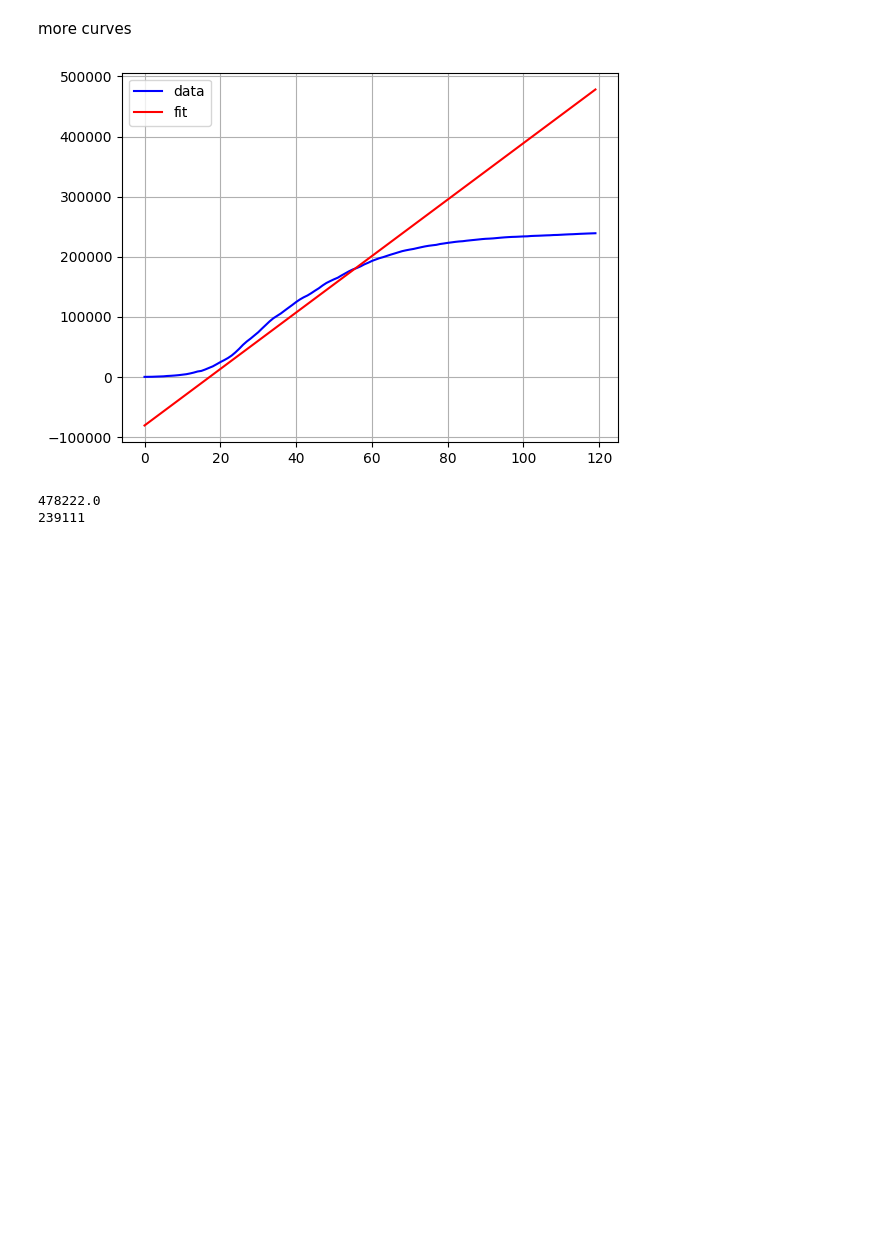
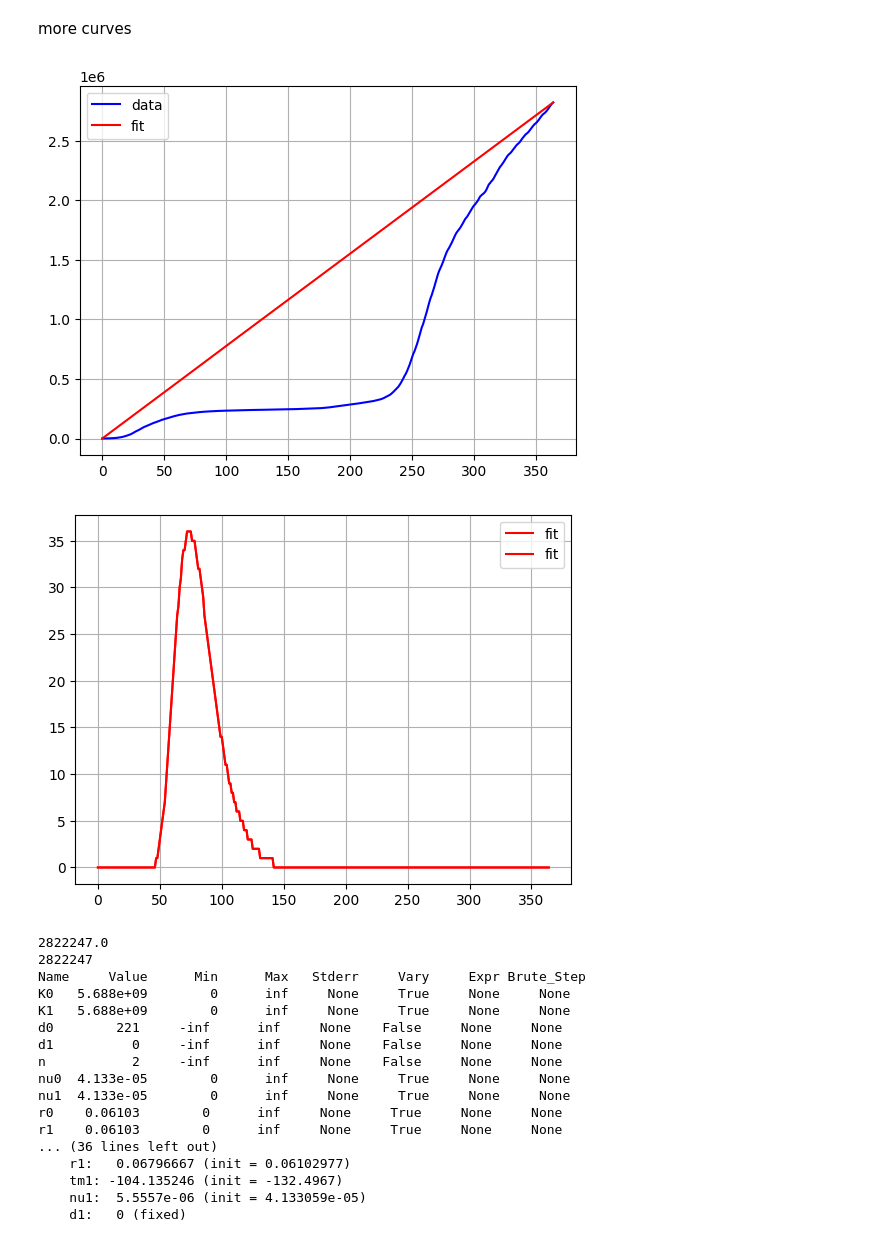
Before and after one commit to Adrianominora/Wave, a Jupyter notebook: script/Fit_lmfit.ipynb, the cells around one changed output. Saved outputs shown, nothing was run; the diff lists cells and outputs as text; code cells hidden in the pictures; blank space fills up the shorter version.

```diff
--- a/script/Fit_lmfit.ipynb
+++ b/script/Fit_lmfit.ipynb
@@ -4,8 +4,8 @@ import numpy as np
 import matplotlib.pyplot as plt
 import pandas as pd
 # %%
-t0=0
-T=120
+t0=120
+T=365
 national_data=pd.read_csv('..\data\dati-andamento-nazionale\dpc-covid19-ita-andamento-nazionale.csv')
 new_pos=national_data['nuovi_positivi'].values[t0:T]
 # %%
@@ -14,7 +14,7 @@ d0=cum_pos[0]
 
 # Define the Richardson bell curve function
 def richardson(t, K, r, tm, nu):
-    return np.int32(r*K*np.exp(-r*(t-tm))/((1+np.exp(-r*(t-tm)))**(1/nu)*(1+np.exp(-r*(t-tm)))))
+    return np.int32(r*1e-2*K*1e10*np.exp(-r*1e-2*(t-tm*10e2))/((1+np.exp(-r*1e-2*(t-tm*10e2)))**(1/(nu*1e-5))*(1+np.exp(-r*1e-2*(t-tm*10e2)))))
 
 # Fit on the S curve
 def cum_richardson(t, K, r, tm, nu, d):
@@ -28,7 +28,7 @@ t= np.arange(t0,T)
 fmodel = Model(cum_richardson)
 # create parameters -- these are named from the function arguments --
 # giving initial values
-params = fmodel.make_params(K=5.68845650e+09,  r=6.10297694e-02, tm=-1.32496724e+02,  nu=4.13305862e-05, d=d0)
+params = fmodel.make_params(K=56.88456679,  r=6.10297694, tm=-1.32496724,  nu=4.13305862, d=d0)
 fmodel.set_param_hint('K',min=0)
 fmodel.set_param_hint('r', min=0)
 fmodel.set_param_hint('nu', min=0)
@@ -66,6 +66,11 @@ more curves
 # %%
 from lmfit import Parameters
 # %%
+t0=0
+T=365
+national_data=pd.read_csv('..\data\dati-andamento-nazionale\dpc-covid19-ita-andamento-nazionale.csv')
+new_pos=national_data['nuovi_positivi'].values[t0:T]
+
 cum_pos=np.cumsum(new_pos)
 d0=cum_pos[0]
 n_curves = 2
@@ -78,11 +83,11 @@ def make_param_0(n = 1):
     for i in range(n):
         params.add(f"K{i}", 5.68845650e+09, min=0)
         params.add(f"r{i}", 6.10297694e-02, min=0)
-        params.add(f"tm{i}", -1.32496724e+02,)
+        params.add(f"tm{i}", -1.32496724e+02)
         params.add(f"nu{i}", 4.13305862e-05, min=0)
-        params.add(f"d{i}", d0)#, vary = False)
+        params.add(f"d{i}", 0, vary = False)
 
-    params['d0'].vary = False
+    params['d0'].value = d0
 
     return params
 
@@ -92,53 +97,73 @@ def richardson(t, K, r, tm, nu):
 
 # Fit on the S curve
 def cum_richardson(t, K, r, tm, nu, d):
-    return np.cumsum(richardson(t, K, r, tm, nu)) + d + (cum_pos[-1]-d-np.cumsum(richardson(t, K, r, tm, nu))[-1])/(t[-1]-t[0])*(t-t[0])
+    return np.cumsum(richardson(t, K, r, tm, nu)) + d # + (cum_pos[-1]-d-np.cumsum(richardson(t, K, r, tm, nu))[-1])/(t[-1]-t[0])*(t-t[0])
 
 
 def cum_richardson_n(t, n, **kwargs):
     sum = np.zeros(np.shape(t)[0])
     for i in range(n):
         sum += cum_richardson(t, K = kwargs[f"K{i}"],
                              r = kwargs[f"r{i}"], tm = kwargs[f"tm{i}"],
                              nu = kwargs[f"nu{i}"], d = kwargs[f"d{i}"])
-    return sum
+    return sum + (cum_pos[-1]-sum[-1])/(t[-1]-t[0])*(t-t[0])
 
 ################
 
-
-
-t= np.arange(t0,T)
+t = np.arange(t0,T)
 
 # create model
 fmodel = Model(cum_richardson_n)
 # create parameters -- these are named from the function arguments --
 # giving initial values
 params = make_param_0(n = n_curves)
 
 # fit the model
-result = fmodel.fit(cum_pos, params, t=t)
+result = fmodel.fit(cum_pos, params, t=t, max_nfev=100000)
 sigma = result.eval_uncertainty()
 
 plt.figure()
 plt.plot(t, cum_pos, 'b-', label='data')
 plt.plot(t, result.best_fit, 'r-', label='fit')
 plt.legend()
 plt.grid(True)
 plt.show()
 
-# plt.figure()
-# plt.plot(t, new_pos, 'b-', label='data')
-# plt.plot(t, richardson(t, result.params['K'].value, result.params['r'].value, result.params['tm'].value, result.params['nu'].value), 'r-', label='fit')
-# plt.legend()
-# plt.grid(True)
-# plt.show()
+plt.figure()
+#plt.plot(t, new_pos, 'b-', label='data')
+for i in range(n_curves):
+    plt.plot(t, richardson(t, result.params[f'K{i}'].value, result.params[f'r{i}'].value, result.params[f'tm{i}'].value, result.params[f'nu{i}'].value), 'r-', label='fit')
+plt.legend()
+plt.grid(True)
+plt.show()
 
 print(result.best_fit[-1])
 print(cum_pos[-1])
+
+params.pretty_print()
+print('--------------------------')
+result.params.pretty_print()
+print(result.fit_report())
 # %% [output]
-[figure, old version]
+[figure, new version]
+[figure, added]
-478222.0
-239111
+2822247.0
+2822247
+Name     Value      Min      Max   Stderr     Vary     Expr Brute_Step
+K0   5.688e+09        0      inf     None     True     None     None
+K1   5.688e+09        0      inf     None     True     None     None
+d0        221     -inf      inf     None    False     None     None
+d1          0     -inf      inf     None    False     None     None
+n           2     -inf      inf     None    False     None     None
+nu0  4.133e-05        0      inf     None     True     None     None
+nu1  4.133e-05        0      inf     None     True     None     None
+r0    0.06103        0      inf     None     True     None     None
+r1    0.06103        0      inf     None     True     None     None
+... (36 lines left out)
+    r1:   0.06796667 (init = 0.06102977)
+    tm1: -104.135246 (init = -132.4967)
+    nu1:  5.5557e-06 (init = 4.133059e-05)
+    d1:   0 (fixed)
 # %%
 # def make_dict_params(n = 1):
 #     D_param0 = {}
```
Also changed, not shown: parts of 1 cell of this notebook, 4 other files.
